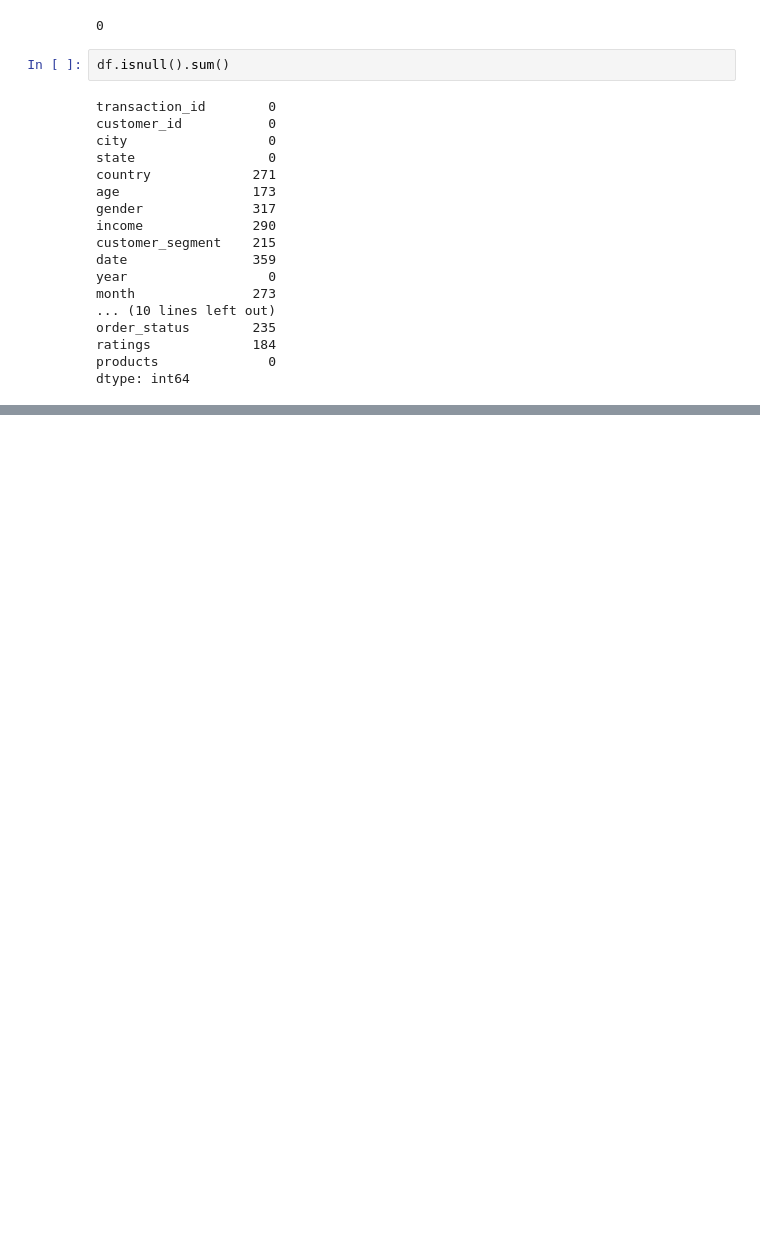
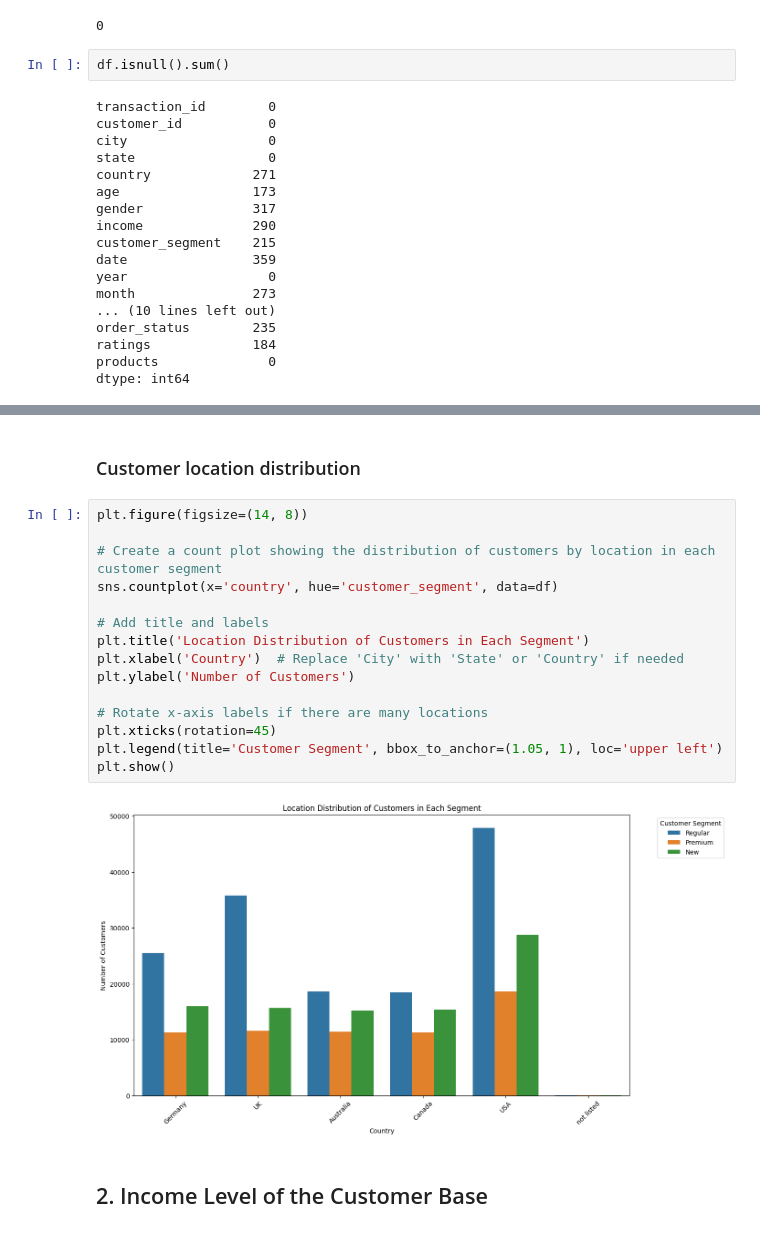
Before and after one commit to Fareen24/consumer-analysis-report, a Jupyter notebook: consumer_behavior_analysis.ipynb, the cells around one changed output, grey strips where cells are left out. Drawn from its saved outputs; the diff is of its cells as text; blank space fills up the shorter version.

```diff
--- a/consumer_behavior_analysis.ipynb
+++ b/consumer_behavior_analysis.ipynb
@@ -276,0 +559,21 @@ NameError: name 'df' is not defined
+# %% [markdown]
+### Customer location distribution
+# %%
+plt.figure(figsize=(14, 8))
+
+# Create a count plot showing the distribution of customers by location in each customer segment
+sns.countplot(x='country', hue='customer_segment', data=df)
+
+# Add title and labels
+plt.title('Location Distribution of Customers in Each Segment')
+plt.xlabel('Country')  # Replace 'City' with 'State' or 'Country' if needed
+plt.ylabel('Number of Customers')
+
+# Rotate x-axis labels if there are many locations
+plt.xticks(rotation=45)
+plt.legend(title='Customer Segment', bbox_to_anchor=(1.05, 1), loc='upper left')
+plt.show()
+# %% [output]
+[figure, added]
+# %% [markdown]
+## 2. Income Level of the Customer Base
```
Also changed, not shown: parts of 81 cells of this notebook, 1 other file.
